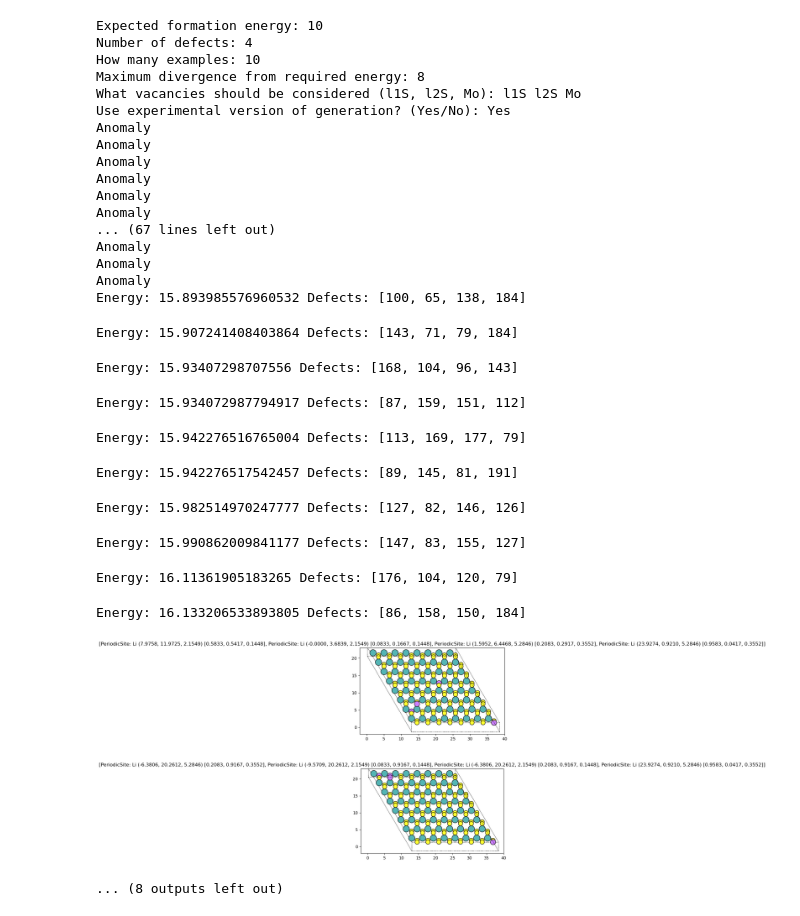
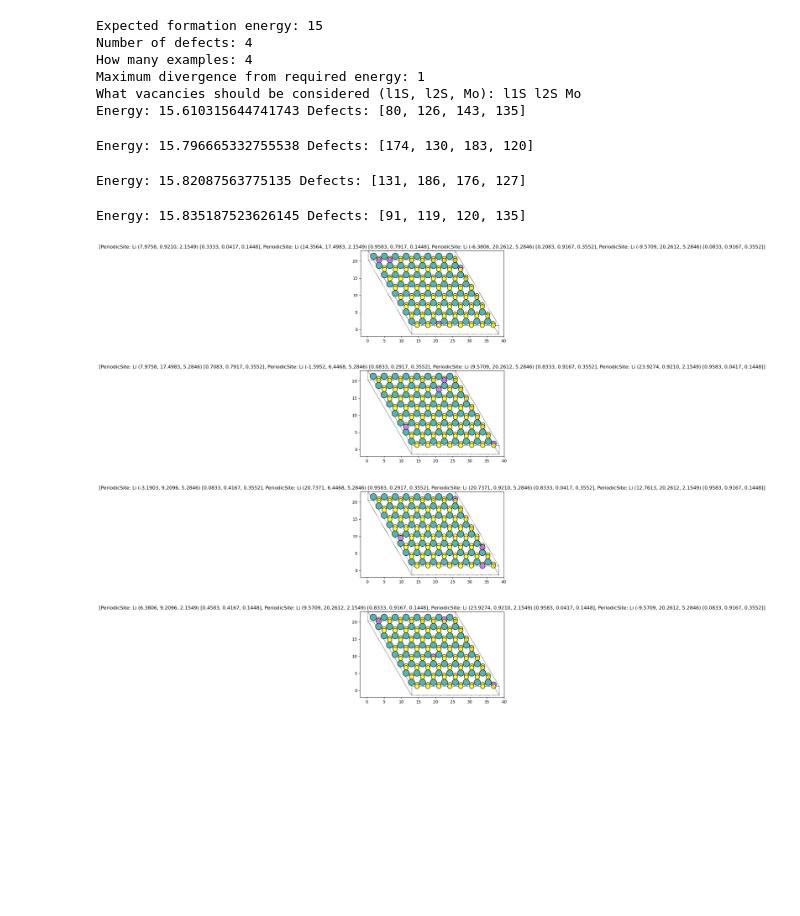
Before and after one commit to AndreyLebedinskiy/symbolic-regression-for-2d-materials, a Jupyter notebook: Get_coords.ipynb, the cells around one changed output. Saved outputs shown, nothing was run; the diff lists cells and outputs as text; code cells hidden in the pictures; blank space fills up the shorter version.

Commit message:
moded addDefectWIP

```diff
--- a/Get_coords.ipynb
+++ b/Get_coords.ipynb
@@ -196,25 +203,21 @@ def addDefectWIP(energy, current_e, positions, defType, emptySructure):
 #Using brute force combination produces every combination of given elements and add them using addDefect function
 #basicly [l1S, l2S, Mo] x [l1S, l2S, Mo]
 #Returns optimal positions for the defects as well as formation energies of resulting structures
-def twoDefects(energy, emptySructure, elements, isExperimental):
+def twoDefects(energy, emptySructure, elements):
     defects = []
     for x in elements:
         for y in elements:
             if [x, y].count('Mo') <= 1:
                 positions = []
                 current_e = 0
-                if isExperimental == 'Yes':
-                    current_e = addDefectWIP(energy, current_e, positions, x, emptySructure)
-                    current_e = addDefectWIP(energy, current_e, positions, y, emptySructure)
-                else:
-                    current_e = addDefect(energy, current_e, positions, x, emptySructure)
-                    current_e = addDefect(energy, current_e, positions, y, emptySructure)
+                current_e = addDefectWIP(energy, current_e, positions, x, emptySructure)
+                current_e = addDefect(energy, current_e, positions, y, emptySructure)
                 defects.append([current_e, positions])
     return defects
 
 #Stearter func for 3 defects
 #Same as 'twoDefects'
-def threeDefects(energy, emptySructure, elements,isExperimental):
+def threeDefects(energy, emptySructure, elements):
     defects = []
     for x in elements:
         for y in elements:
@@ -222,21 +225,16 @@ def threeDefects(energy, emptySructure, elements,isExperimental):
                 if [x, y, z].count('Mo') <= 1:
                     positions = []
                     current_e = 0
-                    if isExperimental == 'Yes':
-                        current_e = addDefectWIP(energy, current_e, positions, x, emptySructure)
-                        current_e = addDefectWIP(energy, current_e, positions, y, emptySructure)
-                        current_e = addDefectWIP(energy, current_e, positions, z, emptySructure)
-                    else:
-                        current_e = addDefect(energy, current_e, positions, x, emptySructure)
-                        current_e = addDefect(energy, current_e, positions, y, emptySructure)
-                        current_e = addDefect(energy, current_e, positions, z, emptySructure)
+                    current_e = addDefectWIP(energy, current_e, positions, x, emptySructure)
+                    current_e = addDefectWIP(energy, current_e, positions, y, emptySructure)
+                    current_e = addDefect(energy, current_e, positions, z, emptySructure)
                     defects.append([current_e, positions])
     return defects
 
 #Starter algorithm for any number of defects
 #Randomly constructs a combination of elements instead of brute force
 #The remaining prosses is the same
-def anyNumDefects(energy, emptySructure, elements, number_of_defects, isExperimental):
+def anyNumDefects(energy, emptySructure, elements, number_of_defects):
     defects = []
     for i in range(3 ** number_of_defects):
         combination = []
@@ -246,11 +244,9 @@ def anyNumDefects(energy, emptySructure, elements, number_of_defects, isExperime
         if combination.count('Mo') <= 1:
             positions = []
             current_e = 0
-            for x in combination:
-                if isExperimental == 'Yes':
-                    current_e = addDefectWIP(energy, current_e, positions, x, emptySructure)
-                else:
-                    current_e = addDefect(energy, current_e, positions, x, emptySructure)
+            for i in range(number_of_defects - 1):
+                current_e = addDefectWIP(energy, current_e, positions, combination[i], emptySructure)
+            current_e = addDefect(energy, current_e, positions, combination[-1], emptySructure)
             defects.append([current_e, positions])
     return defects
 # %%
@@ -280,61 +276,45 @@ epsilon = float(input("Maximum divergence from required energy: ")) #By how much
 elements = list(input("What vacancies should be considered (l1S, l2S, Mo): ").split()) #Vacancies of what elements can be used
 
 #Choses whether to add variation to greedy algorithm or not
-isExperimental = input("Use experimental version of generation? (Yes/No): ")
+#isExperimental = input("Use experimental version of generation? (Yes/No): ")
 
 #Choose a starter function nased on the number of defects
 #Will be removed in favour of 'anyNumDefects'
 if number_of_defects == 2:
-    defects = twoDefects(energy, dataBegin, elements, isExperimental)
+    defects = twoDefects(energy, dataBegin, elements)
 elif number_of_defects == 3:
-    defects = threeDefects(energy, dataBegin, elements, isExperimental)
+    defects = threeDefects(energy, dataBegin, elements)
 elif number_of_defects > 3:
-    defects = anyNumDefects(energy, dataBegin, elements, number_of_defects, isExperimental)
+    defects = anyNumDefects(energy, dataBegin, elements, number_of_defects)
 
 #Sort the structures with closes formation energy
 sortedDefects = sorted(defects, key=lambda x: (x[0] - energy)**2)
 
 #This segment filters structures based on the epsilon variation
 #Displays and saves successfully generated structures
 allData = pd.DataFrame()
 for i in range(min(number_of_examples, len(sortedDefects))):
     if abs(energy - sortedDefects[i][0]) <= epsilon:
         print("Energy:", sortedDefects[i][0], "Defects:", sortedDefects[i][1])
         newData = applyDefects(sortedDefects[i][1])
         printStructure(newData)
         allData = allData.append(newData)
     else:
         print("Other examples vary too much from the expected energy values\n")
         break
 # %% [output]
-Expected formation energy: 10
+Expected formation energy: 15
 Number of defects: 4
-How many examples: 10
-Maximum divergence from required energy: 8
+How many examples: 4
+Maximum divergence from required energy: 1
 What vacancies should be considered (l1S, l2S, Mo): l1S l2S Mo
-Use experimental version of generation? (Yes/No): Yes
-Anomaly
-Anomaly
-Anomaly
-Anomaly
-Anomaly
-Anomaly
-... (67 lines left out)
-Anomaly
-Anomaly
-Anomaly
-Energy: 15.893985576960532 Defects: [100, 65, 138, 184]
+Energy: 15.610315644741743 Defects: [80, 126, 143, 135]
-Energy: 15.907241408403864 Defects: [143, 71, 79, 184]
+Energy: 15.796665332755538 Defects: [174, 130, 183, 120]
-Energy: 15.93407298707556 Defects: [168, 104, 96, 143]
+Energy: 15.82087563775135 Defects: [131, 186, 176, 127]
-Energy: 15.934072987794917 Defects: [87, 159, 151, 112]
+Energy: 15.835187523626145 Defects: [91, 119, 120, 135]
-Energy: 15.942276516765004 Defects: [113, 169, 177, 79]
-Energy: 15.942276517542457 Defects: [89, 145, 81, 191]
-Energy: 15.982514970247777 Defects: [127, 82, 146, 126]
-Energy: 15.990862009841177 Defects: [147, 83, 155, 127]
-Energy: 16.11361905183265 Defects: [176, 104, 120, 79]
-Energy: 16.133206533893805 Defects: [86, 158, 150, 184]
 [figure]
 [figure]
-... (8 outputs left out)
+[figure, added]
+[figure, added]
 # %%
 allData
```
Also changed, not shown: parts of 1 cell of this notebook.
